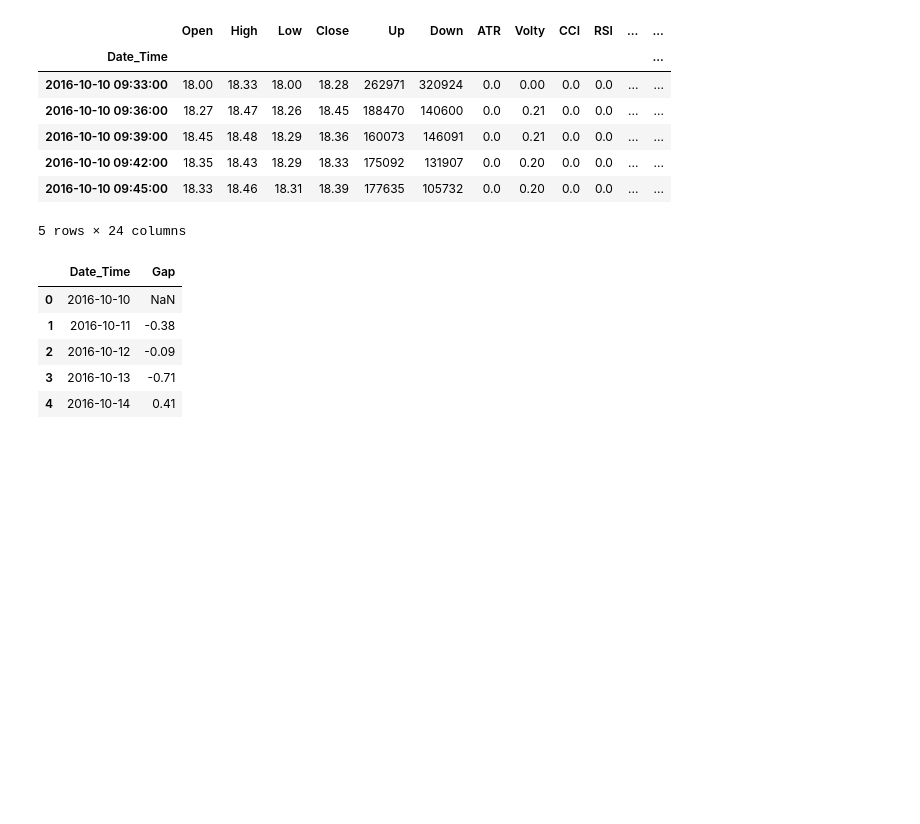
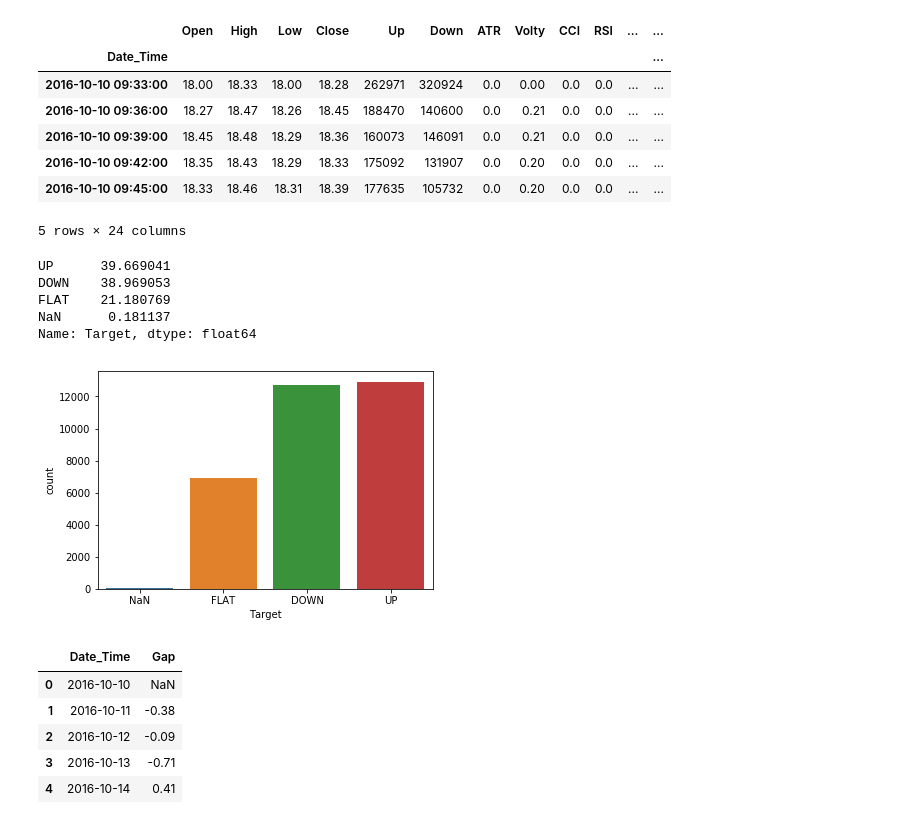
Before and after one commit to zarak/Xrules, a Jupyter notebook: notebooks/Rules.ipynb, the cells around one changed output. Cells and saved outputs as stored; diff of their text form; code cells hidden in the pictures; blank space fills up the shorter version.

Commit message:
Add graphs and some frequencies

```diff
--- a/notebooks/Rules.ipynb
+++ b/notebooks/Rules.ipynb
@@ -5,7 +7,9 @@ import matplotlib.pyplot as plt
 %matplotlib inline
+# %%
+datapath = Path('../data/raw/')
 # %%
 df = pd.read_csv(
-    "3min_X_ 1 year.csv",
+    datapath/"3min_X_ 1 year.csv",
     parse_dates=[['Date', 'Time']],
     index_col='Date_Time'
 )
@@ -148,3 +152,17 @@ df.head()
 | 2016-10-10 09:42:00 | 18.35 | 18.43 | 18.29 | 18.33 | 175092 | 131907 | 0.0 | 0.20 | 0.0 | 0.0 | ... | ... |
 | 2016-10-10 09:45:00 | 18.33 | 18.46 | 18.31 | 18.39 | 177635 | 105732 | 0.0 | 0.20 | 0.0 | 0.0 | ... | ... |
 5 rows × 24 columns
+# %%
+# Percentage of UP, DOWN, and FLAT
+target_ratios = df.Target.value_counts() / df.shape[0] * 100
+target_ratios
+# %% [output]
+UP      39.669041
+DOWN    38.969053
+FLAT    21.180769
+NaN      0.181137
+Name: Target, dtype: float64
+# %%
+sns.countplot(df.Target);
+# %% [output]
+[figure, added]
```
Also changed, not shown: parts of 10 cells of this notebook.
